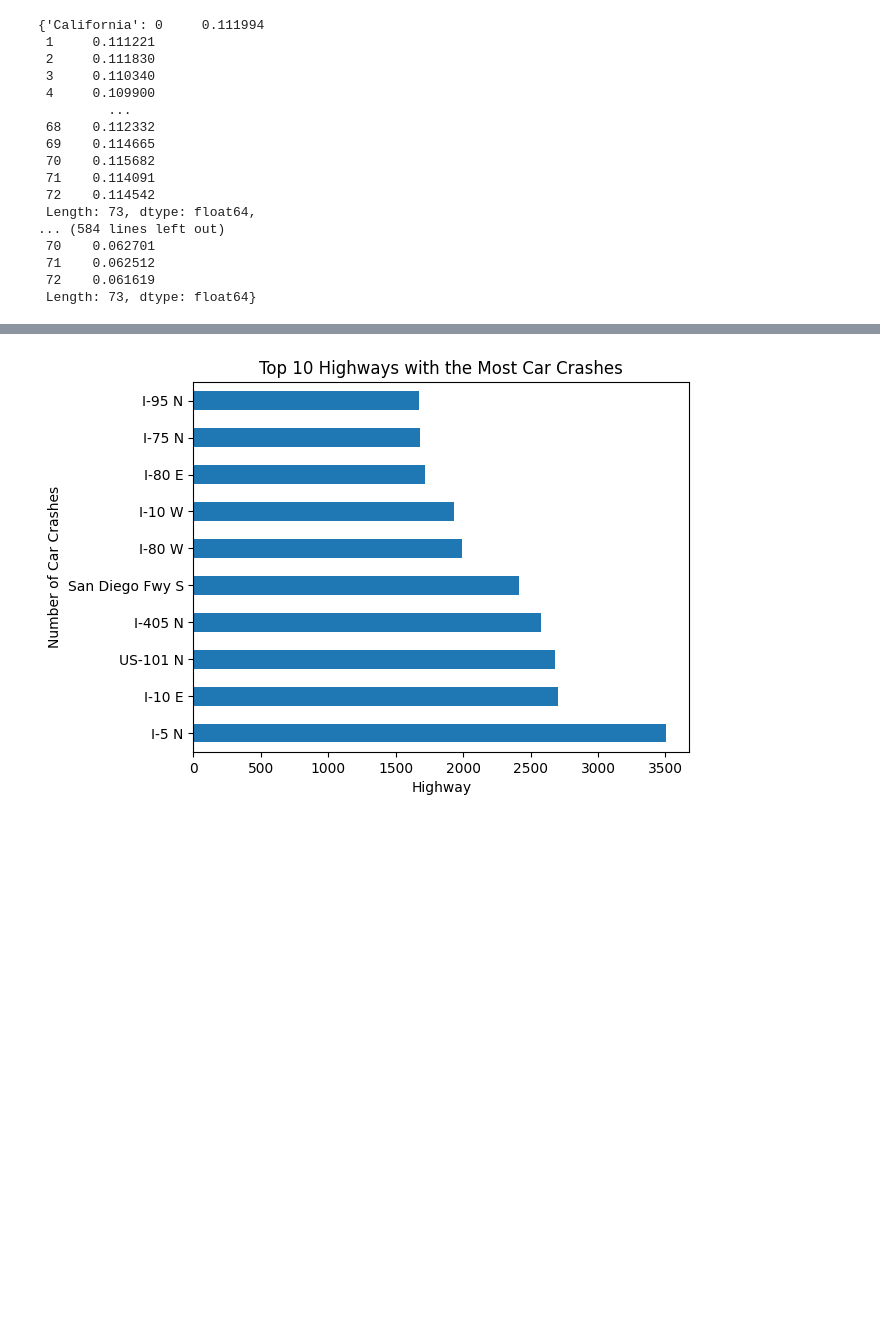
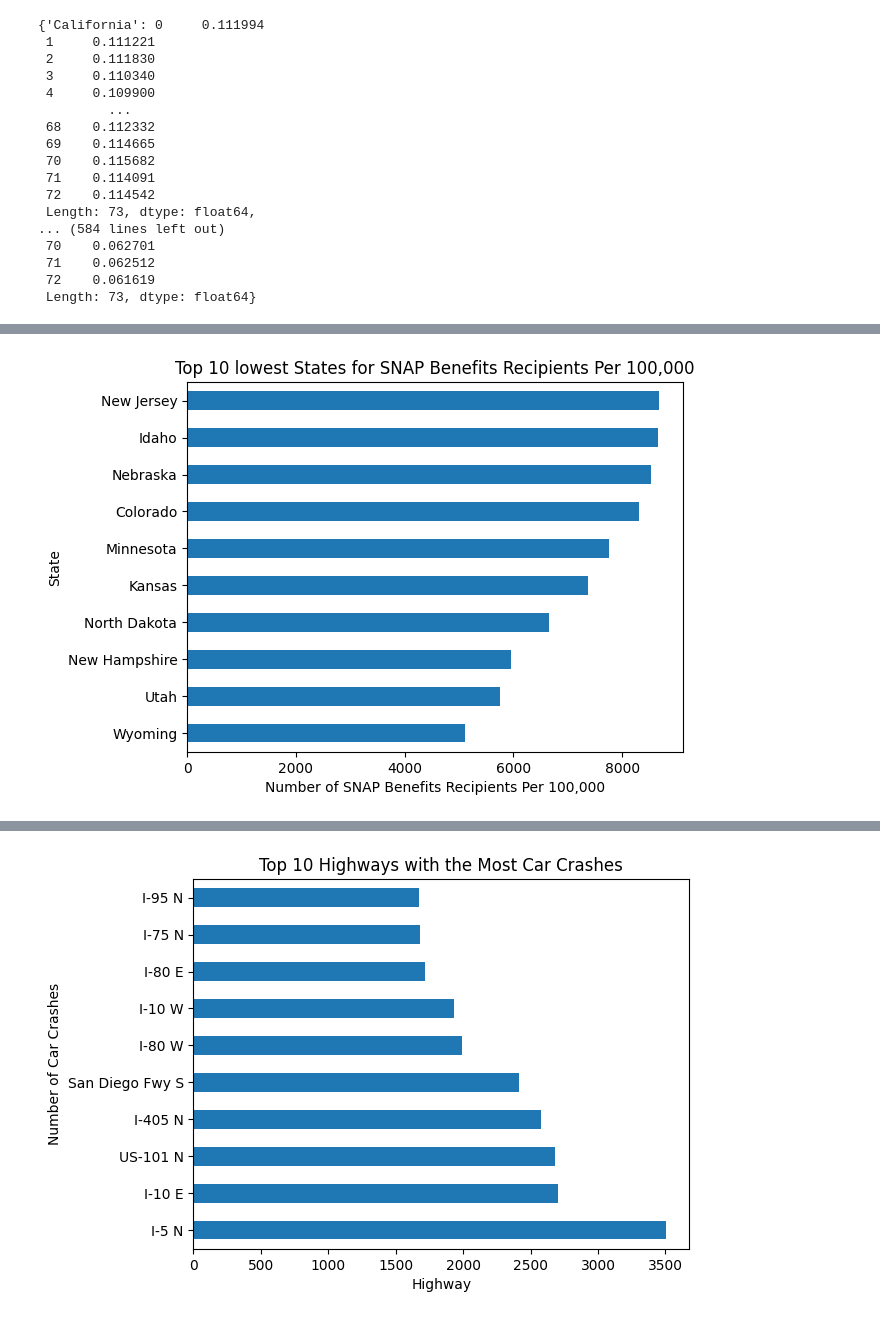
Before and after one commit to MatthewKolotylo/Car-Crash-Analytics-, a Jupyter notebook: Project Master Copy.ipynb, the cells around one changed output, grey strips where cells are left out. Saved outputs shown, nothing was run; the diff lists cells and outputs as text; code cells hidden in the pictures; blank space fills up the shorter version.

```diff
--- a/Project Master Copy.ipynb
+++ b/Project Master Copy.ipynb
@@ -1021,0 +1044,3 @@ snap_benefits_per_capita_df * 100000 #multiplying by 100,000 to get: Number of S
+# %%
+top_10_lowest_snap=snap_benefits_per_capita_df.mean().round().sort_values(ascending=True).head(10)
+top_10_lowest_snap
@@ -1021,0 +1059,5 @@ snap_benefits_per_capita_df * 100000 #multiplying by 100,000 to get: Number of S
+# %%
+top_10_lowest_snap.plot(kind='barh', title='Top 10 lowest States for SNAP Benefits Recipients Per 100,000', xlabel='Number of SNAP Benefits Recipients Per 100,000', ylabel='State')
+plt.show()
+# %% [output]
+[figure, added]
```
Also changed, not shown: parts of 13 cells of this notebook.
